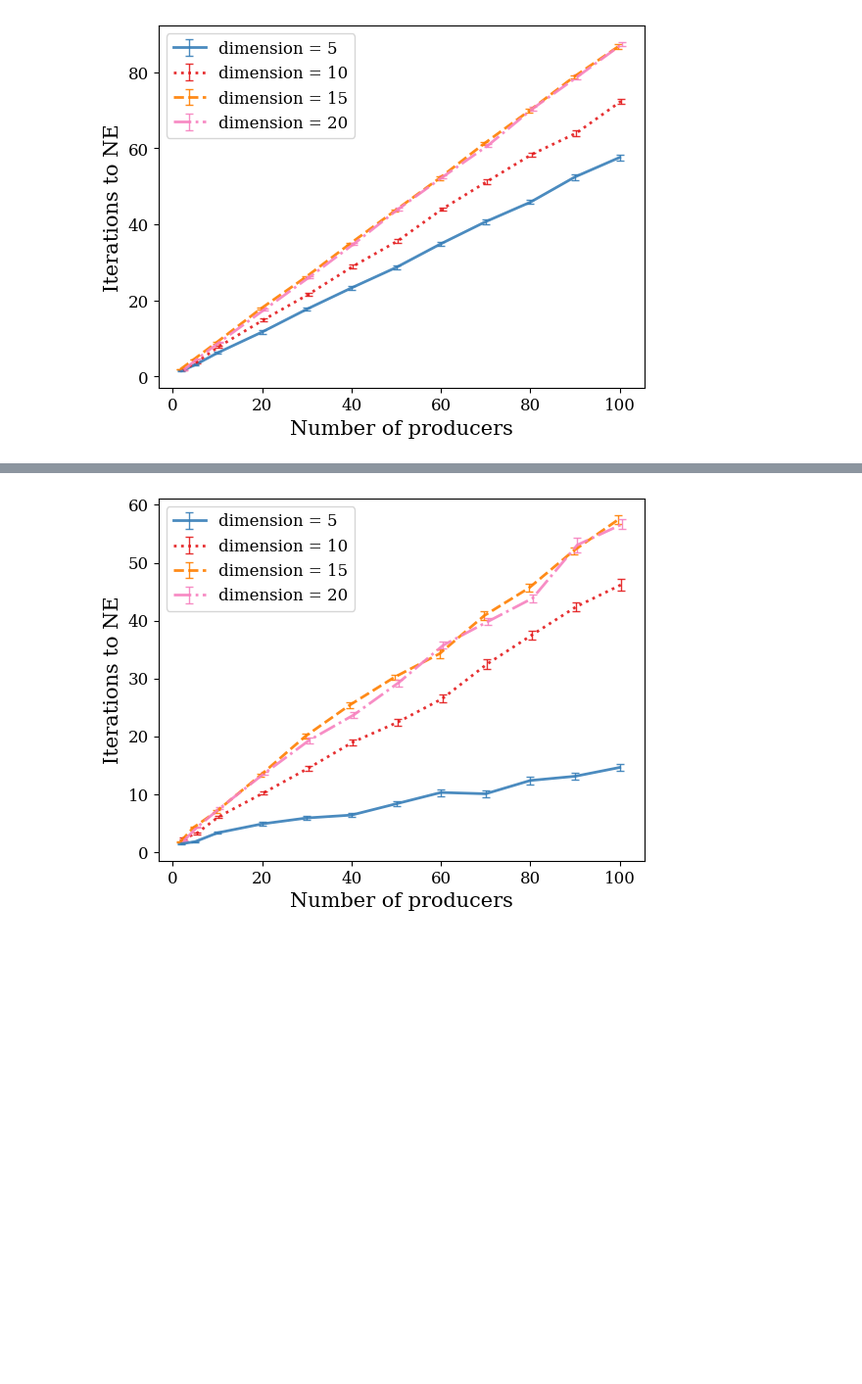
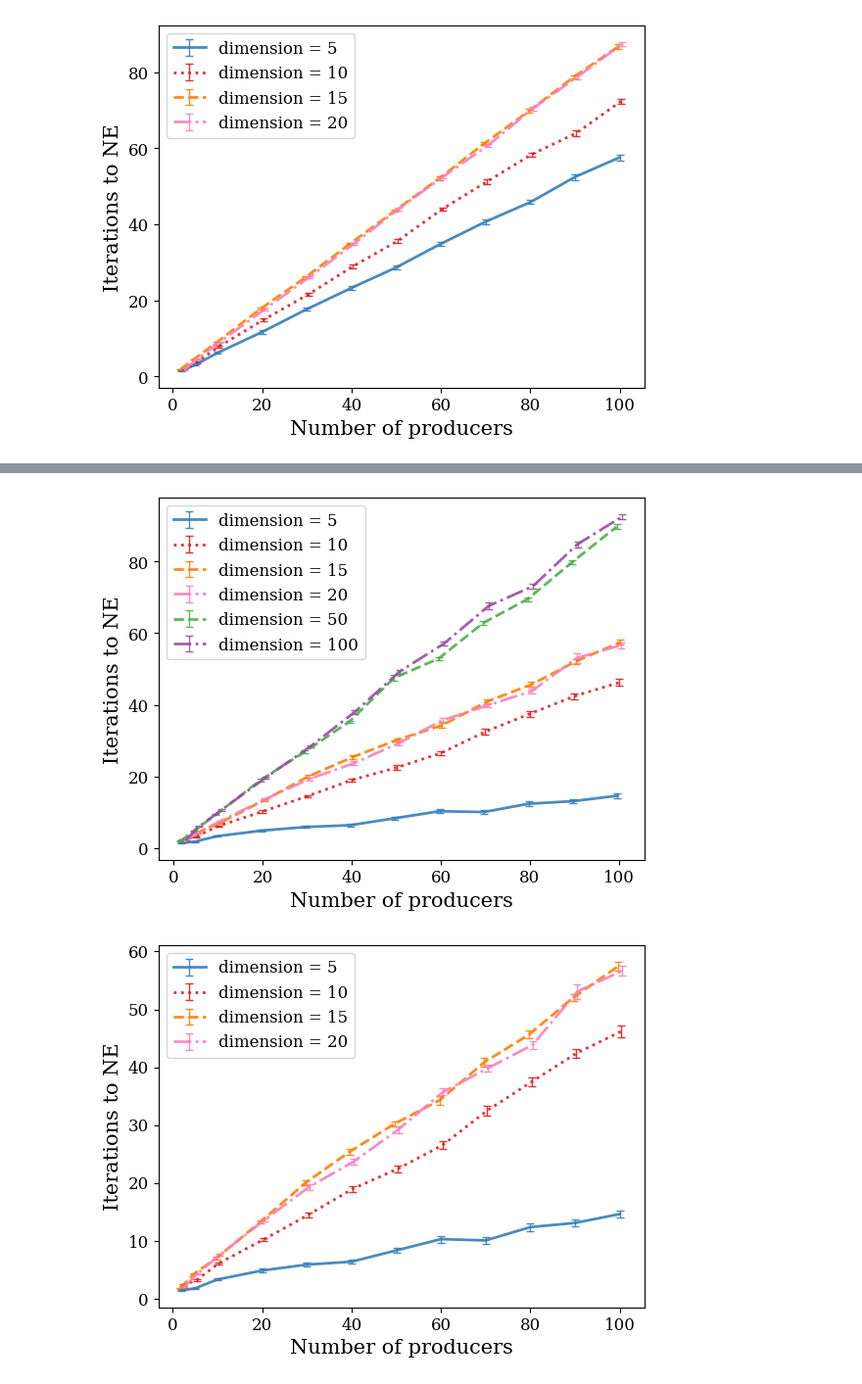
Before and after one commit to krishnacharya/recsys_eq, a Jupyter notebook: notebooks/numiter-exp1.ipynb, the cells around one changed output, grey strips where cells are left out. Shown at 98% size. Cells and saved outputs as stored; diff of their text form; code cells hidden in the pictures; blank space fills up the shorter version.

```diff
--- a/notebooks/numiter-exp1.ipynb
+++ b/notebooks/numiter-exp1.ipynb
@@ -87,0 +114,5 @@ plot_4dim_numiternew_errbar(df_sm, save_path + 'ml100k_sm1_40runs.pdf')
+# %%
+df_lin = pd.read_pickle('../numiters_savedframe/embseed17/movielens-100k_linear_new_temp_1.0/concruns40.pkl')
+plot_ndim_numiter_errbar(df_lin, save_path + 'ml100k_linear_highdim.pdf')
+# %% [output]
+[figure, added]
```
Also changed, not shown: parts of 7 cells of this notebook, 8 other files.
